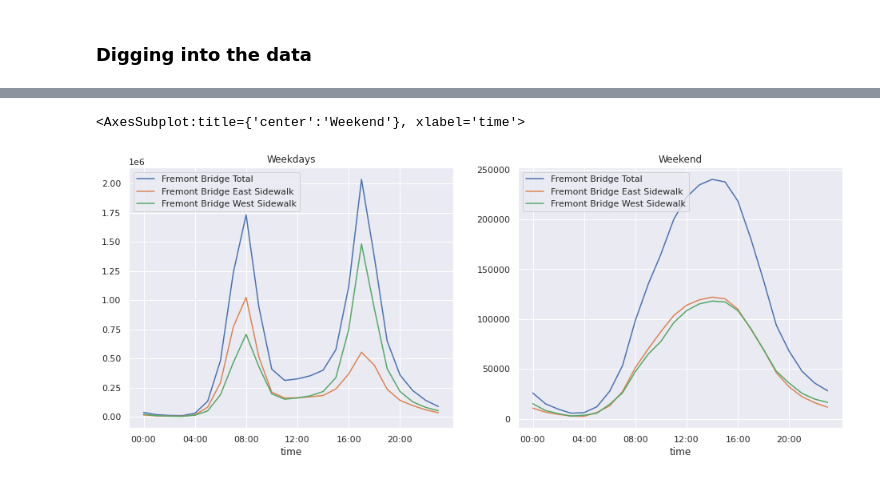
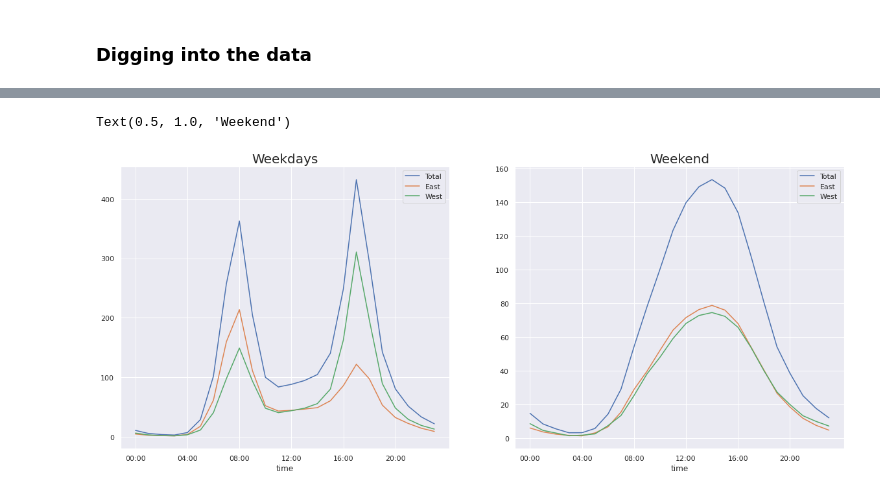
Before and after one commit to mthang1801/machine-learning, a Jupyter notebook: Data-science-ML-Tool/pandas/4. TimeSeries.ipynb, the cells around one changed output, grey strips where cells are left out. Cells and saved outputs as stored; diff of their text form; code cells hidden in the pictures.

```diff
--- a/Data-science-ML-Tool/pandas/4. TimeSeries.ipynb
+++ b/Data-science-ML-Tool/pandas/4. TimeSeries.ipynb
@@ -266,0 +408,3 @@ daily.rolling(30,center=True, win_type="gaussian").sum(std=10).plot(style=["--",
+# %%
+data = pd.read_csv("../../data/Fremont_Bridge_Bicycle_Counter.csv", parse_dates=True, index_col="Date", low_memory=False)
+data
@@ -266,0 +426,2 @@ daily.rolling(30,center=True, win_type="gaussian").sum(std=10).plot(style=["--",
+# %%
+data.rename(columns={"Fremont Bridge Total": "Total", "Fremont Bridge East Sidewalk" : "East", "Fremont Bridge West Sidewalk": "West"}, inplace=True)
@@ -267,8 +476,8 @@ daily.rolling(30,center=True, win_type="gaussian").sum(std=10).plot(style=["--",
 # %% [markdown]
 ### Digging into the data
 # %%
-by_time = data.groupby(data.index.time).sum()
-hourly_ticks = 60 * 60 * 4 * np.arange(6)
-by_time.plot(xticks=hourly_ticks)
+by_time = data.groupby(data.index.time).mean()
+hourly_ticks = 4*60*60 * np.arange(6)
+by_time.plot(xticks=hourly_ticks, style=["-","--","-."])
 # %% [output]
 <AxesSubplot:xlabel='time'>
@@ -287,9 +500,14 @@ Saturday and Sunday.
 # %%
-weekend = np.where(data.index.weekday < 5 , "Weekday","Weekend")
+weekend = np.where(data.index.weekday > 5, "Weekend","Weekday")
 
-fig,ax = plt.subplots(1,2,figsize=(16,6))
-by_time.loc["Weekday"].plot(ax=ax[0],title="Weekdays",xticks=hourly_ticks)
-by_time.loc["Weekend"].plot(ax=ax[1],title="Weekend",xticks=hourly_ticks)
+by_time = data.groupby([weekend, data.index.time]).mean()
+
+fig, ax = plt.subplots(1,2,figsize=(20,8))
+
+by_time.loc["Weekday"].plot(ax=ax[0], xticks=hourly_ticks)
+ax[0].set_title("Weekdays", fontsize=20)
+by_time.loc["Weekend"].plot(ax=ax[1], xticks=hourly_ticks)
+ax[1].set_title("Weekend", fontsize=20)
 # %% [output]
-<AxesSubplot:title={'center':'Weekend'}, xlabel='time'>
+Text(0.5, 1.0, 'Weekend')
-[figure, old version]
+[figure, new version]
```
Also changed, not shown: parts of 107 cells of this notebook, 2 other files.
